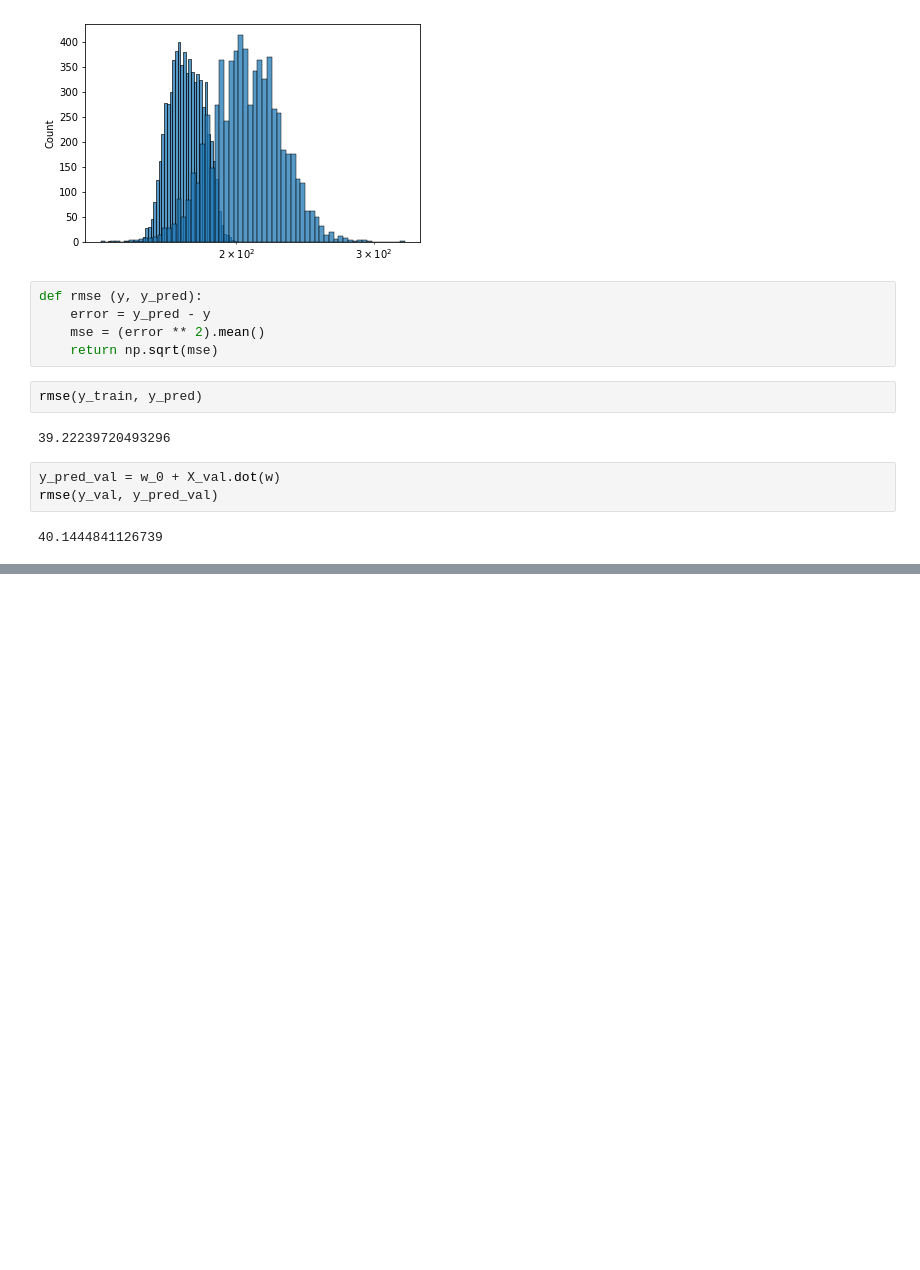
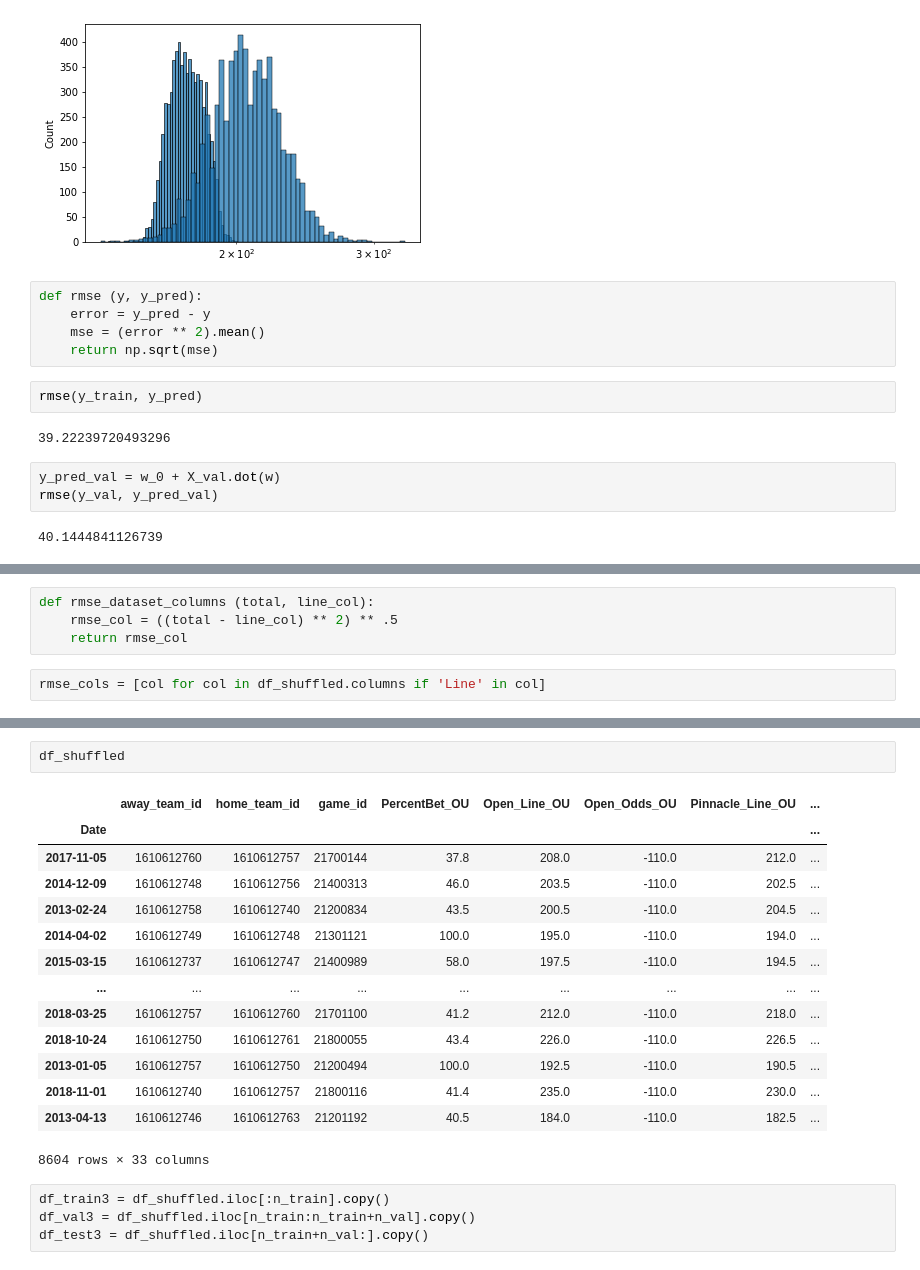
Before and after one commit to shanedsz/Over_Under_Analysis, a Jupyter notebook: over_under_analysis.ipynb, the cells around one changed output, grey strips where cells are left out. Drawn from its saved outputs; the diff is of its cells as text; blank space fills up the shorter version.

```diff
--- a/over_under_analysis.ipynb
+++ b/over_under_analysis.ipynb
@@ -569,0 +624,6 @@ rmse(y_val, y_pred_val)
+# %%
+def rmse_dataset_columns (total, line_col):
+    rmse_col = ((total - line_col) ** 2) ** .5
+    return rmse_col
+# %%
+rmse_cols = [col for col in df_shuffled.columns if 'Line' in col]
@@ -569,0 +639,21 @@ rmse(y_val, y_pred_val)
+# %%
+df_shuffled
+# %% [output]
+|  | away_team_id | home_team_id | game_id | PercentBet_OU | Open_Line_OU | Open_Odds_OU | Pinnacle_Line_OU | ... |
+| Date |  |  |  |  |  |  |  | ... |
+| 2017-11-05 | 1610612760 | 1610612757 | 21700144 | 37.8 | 208.0 | -110.0 | 212.0 | ... |
+| 2014-12-09 | 1610612748 | 1610612756 | 21400313 | 46.0 | 203.5 | -110.0 | 202.5 | ... |
+| 2013-02-24 | 1610612758 | 1610612740 | 21200834 | 43.5 | 200.5 | -110.0 | 204.5 | ... |
+| 2014-04-02 | 1610612749 | 1610612748 | 21301121 | 100.0 | 195.0 | -110.0 | 194.0 | ... |
+| 2015-03-15 | 1610612737 | 1610612747 | 21400989 | 58.0 | 197.5 | -110.0 | 194.5 | ... |
+| ... | ... | ... | ... | ... | ... | ... | ... | ... |
+| 2018-03-25 | 1610612757 | 1610612760 | 21701100 | 41.2 | 212.0 | -110.0 | 218.0 | ... |
+| 2018-10-24 | 1610612750 | 1610612761 | 21800055 | 43.4 | 226.0 | -110.0 | 226.5 | ... |
+| 2013-01-05 | 1610612757 | 1610612750 | 21200494 | 100.0 | 192.5 | -110.0 | 190.5 | ... |
+| 2018-11-01 | 1610612740 | 1610612757 | 21800116 | 41.4 | 235.0 | -110.0 | 230.0 | ... |
+| 2013-04-13 | 1610612746 | 1610612763 | 21201192 | 40.5 | 184.0 | -110.0 | 182.5 | ... |
+8604 rows × 33 columns
+# %%
+df_train3 = df_shuffled.iloc[:n_train].copy()
+df_val3 = df_shuffled.iloc[n_train:n_train+n_val].copy()
+df_test3 = df_shuffled.iloc[n_train+n_val:].copy()
```
Also changed, not shown: parts of 29 cells of this notebook.
